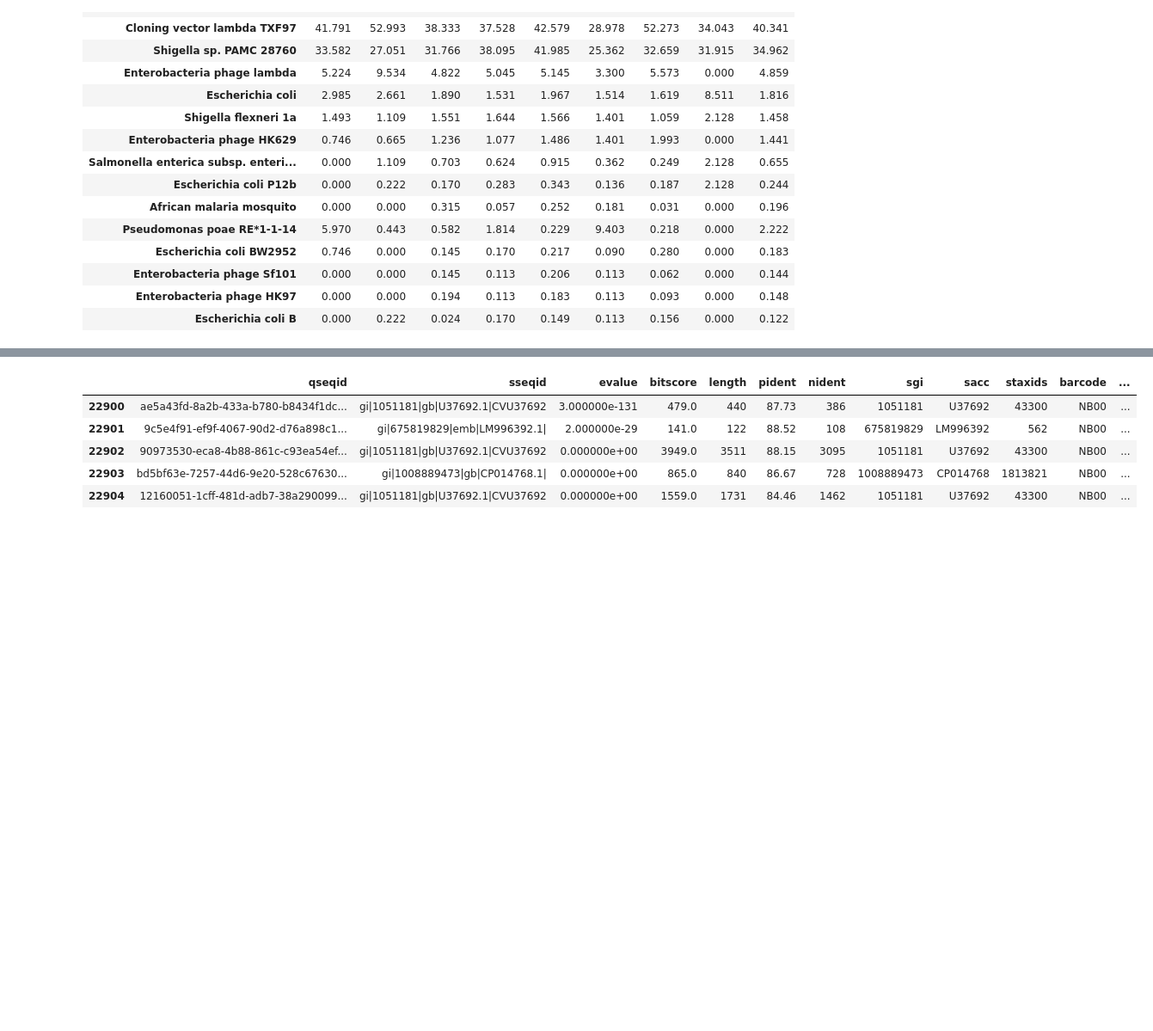
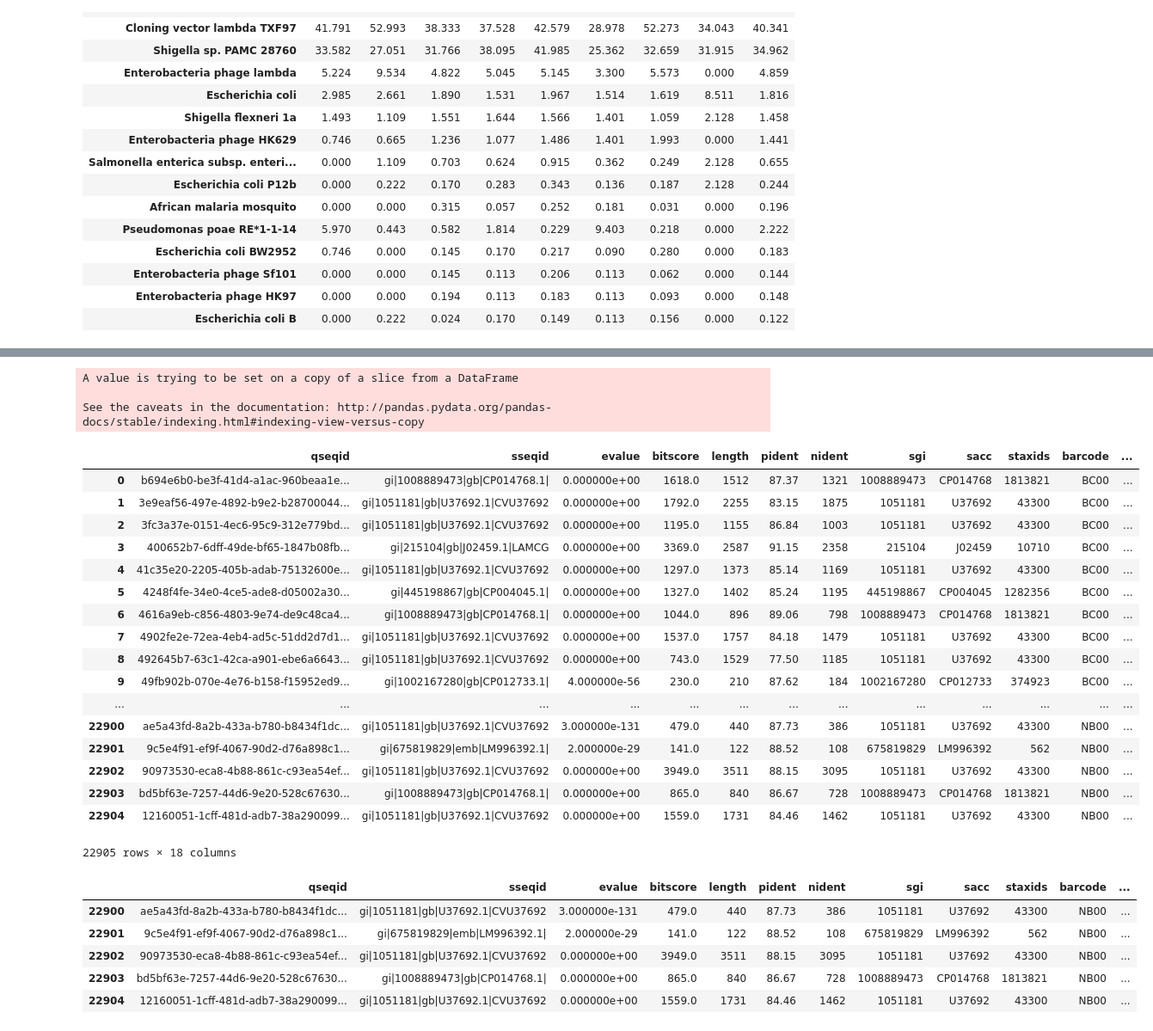
Before and after one commit to BenjaminSchwessinger/Gamran, a Jupyter notebook: MinIon_analysis_05012017_Wagga_initial-taxonomy.ipynb, the cells around one changed output, grey strips where cells are left out. Shown at 86% size. Drawn from its saved outputs; the diff is of its cells as text; code cells hidden in the pictures; blank space fills up the shorter version.

Commit message:
Added additional code to have cloning vector under all headings, refined NCBI taxonomy pivot table code into functions

```diff
--- a/MinIon_analysis_05012017_Wagga_initial-taxonomy.ipynb
+++ b/MinIon_analysis_05012017_Wagga_initial-taxonomy.ipynb
@@ -244,3 +244,34 @@ for columns in ['scomnames', 'sskingdoms', 'sscinames']:
+# %%
+#Making specific adjustment for 'Cloning vector lambda TXF97' spread across all taxonomic ranks
+vector_selection = (joint_NCBI_df_taxonomy_adj.species == 'Cloning vector lambda TXF97')
+main_taxonomic_ranks_nospecies = ['superkingdom', 'phylum', 'class', 'order', 'family', 'genus']
+for ranks in main_taxonomic_ranks:
+    joint_NCBI_df_taxonomy_adj[ranks][vector_selection] = '(Cloning vector lambda TXF97)'
+# %% [output]
+A value is trying to be set on a copy of a slice from a DataFrame
+
+See the caveats in the documentation: http://pandas.pydata.org/pandas-docs/stable/indexing.html#indexing-view-versus-copy
+# %%
+joint_NCBI_df_taxonomy_adj
+# %% [output]
+|  | qseqid | sseqid | evalue | bitscore | length | pident | nident | sgi | sacc | staxids | barcode | ... |
+| 0 | b694e6b0-be3f-41d4-a1ac-960beaa1e... | gi|1008889473|gb|CP014768.1| | 0.000000e+00 | 1618.0 | 1512 | 87.37 | 1321 | 1008889473 | CP014768 | 1813821 | BC00 | ... |
+| 1 | 3e9eaf56-497e-4892-b9e2-b28700044... | gi|1051181|gb|U37692.1|CVU37692 | 0.000000e+00 | 1792.0 | 2255 | 83.15 | 1875 | 1051181 | U37692 | 43300 | BC00 | ... |
+| 2 | 3fc3a37e-0151-4ec6-95c9-312e779bd... | gi|1051181|gb|U37692.1|CVU37692 | 0.000000e+00 | 1195.0 | 1155 | 86.84 | 1003 | 1051181 | U37692 | 43300 | BC00 | ... |
+| 3 | 400652b7-6dff-49de-bf65-1847b08fb... | gi|215104|gb|J02459.1|LAMCG | 0.000000e+00 | 3369.0 | 2587 | 91.15 | 2358 | 215104 | J02459 | 10710 | BC00 | ... |
+| 4 | 41c35e20-2205-405b-adab-75132600e... | gi|1051181|gb|U37692.1|CVU37692 | 0.000000e+00 | 1297.0 | 1373 | 85.14 | 1169 | 1051181 | U37692 | 43300 | BC00 | ... |
+| 5 | 4248f4fe-34e0-4ce5-ade8-d05002a30... | gi|445198867|gb|CP004045.1| | 0.000000e+00 | 1327.0 | 1402 | 85.24 | 1195 | 445198867 | CP004045 | 1282356 | BC00 | ... |
+| 6 | 4616a9eb-c856-4803-9e74-de9c48ca4... | gi|1008889473|gb|CP014768.1| | 0.000000e+00 | 1044.0 | 896 | 89.06 | 798 | 1008889473 | CP014768 | 1813821 | BC00 | ... |
+| 7 | 4902fe2e-72ea-4eb4-ad5c-51dd2d7d1... | gi|1051181|gb|U37692.1|CVU37692 | 0.000000e+00 | 1537.0 | 1757 | 84.18 | 1479 | 1051181 | U37692 | 43300 | BC00 | ... |
+| 8 | 492645b7-63c1-42ca-a901-ebe6a6643... | gi|1051181|gb|U37692.1|CVU37692 | 0.000000e+00 | 743.0 | 1529 | 77.50 | 1185 | 1051181 | U37692 | 43300 | BC00 | ... |
+| 9 | 49fb902b-070e-4e76-b158-f15952ed9... | gi|1002167280|gb|CP012733.1| | 4.000000e-56 | 230.0 | 210 | 87.62 | 184 | 1002167280 | CP012733 | 374923 | BC00 | ... |
+| ... | ... | ... | ... | ... | ... | ... | ... | ... | ... | ... | ... | ... |
+| 22900 | ae5a43fd-8a2b-433a-b780-b8434f1dc... | gi|1051181|gb|U37692.1|CVU37692 | 3.000000e-131 | 479.0 | 440 | 87.73 | 386 | 1051181 | U37692 | 43300 | NB00 | ... |
+| 22901 | 9c5e4f91-ef9f-4067-90d2-d76a898c1... | gi|675819829|emb|LM996392.1| | 2.000000e-29 | 141.0 | 122 | 88.52 | 108 | 675819829 | LM996392 | 562 | NB00 | ... |
+| 22902 | 90973530-eca8-4b88-861c-c93ea54ef... | gi|1051181|gb|U37692.1|CVU37692 | 0.000000e+00 | 3949.0 | 3511 | 88.15 | 3095 | 1051181 | U37692 | 43300 | NB00 | ... |
+| 22903 | bd5bf63e-7257-44d6-9e20-528c67630... | gi|1008889473|gb|CP014768.1| | 0.000000e+00 | 865.0 | 840 | 86.67 | 728 | 1008889473 | CP014768 | 1813821 | NB00 | ... |
+| 22904 | 12160051-1cff-481d-adb7-38a290099... | gi|1051181|gb|U37692.1|CVU37692 | 0.000000e+00 | 1559.0 | 1731 | 84.46 | 1462 | 1051181 | U37692 | 43300 | NB00 | ... |
+22905 rows × 18 columns
 # %%
 #print(len(joint_NCBI_df_taxonomy['staxids']))
 #search_rank_output_name2(joint_NCBI_df_taxonomy['staxids'], 'superkingdom', 1)
```
Also changed, not shown: parts of 8 cells of this notebook.
